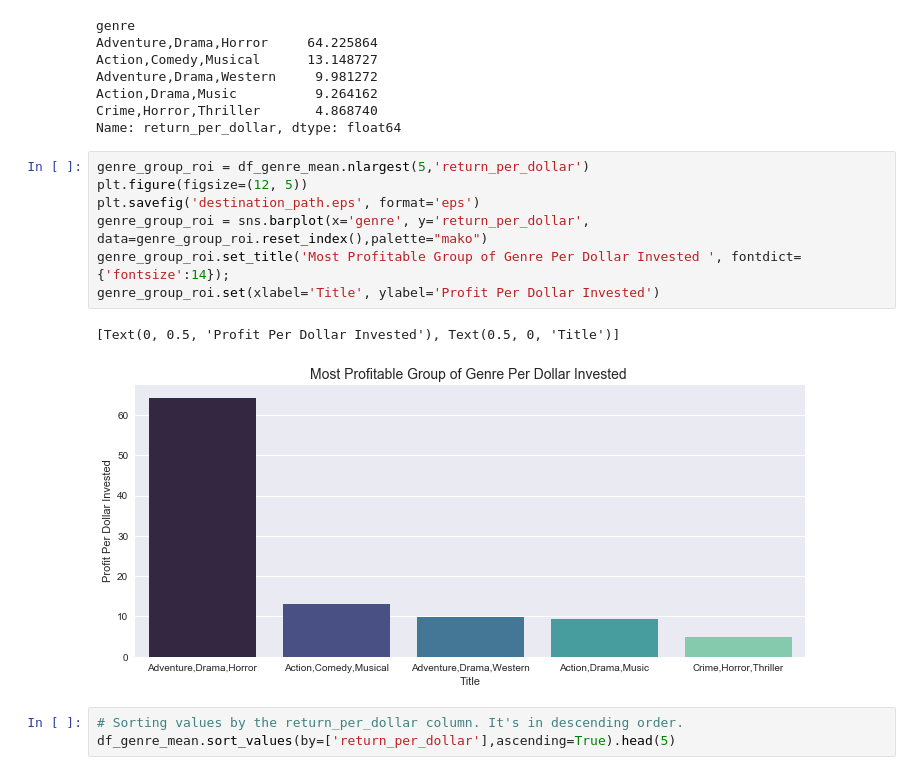
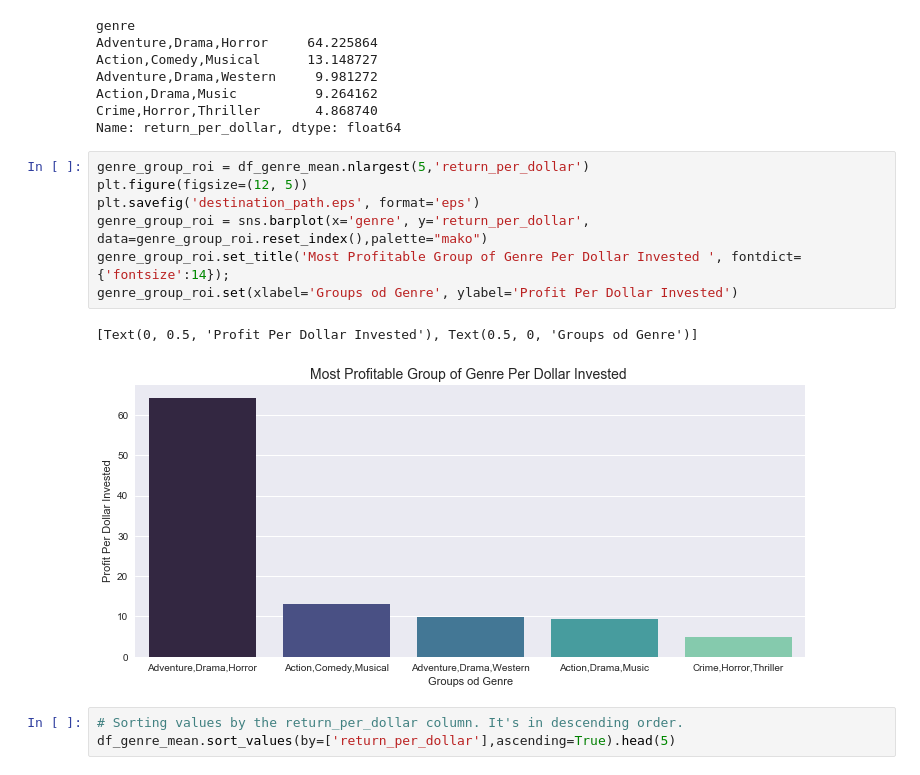
Before and after one commit to Ismaeltrevi/project-cinema, a Jupyter notebook: project-cinema.ipynb, the cells around one changed output. Drawn from its saved outputs; the diff is of its cells as text.

```diff
--- a/project-cinema.ipynb
+++ b/project-cinema.ipynb
@@ -955,13 +950,13 @@ Name: return_per_dollar, dtype: float64
 # %%
 genre_group_roi = df_genre_mean.nlargest(5,'return_per_dollar')
 plt.figure(figsize=(12, 5))
 plt.savefig('destination_path.eps', format='eps')
 genre_group_roi = sns.barplot(x='genre', y='return_per_dollar', data=genre_group_roi.reset_index(),palette="mako")
 genre_group_roi.set_title('Most Profitable Group of Genre Per Dollar Invested ', fontdict={'fontsize':14});
-genre_group_roi.set(xlabel='Title', ylabel='Profit Per Dollar Invested')
+genre_group_roi.set(xlabel='Groups od Genre', ylabel='Profit Per Dollar Invested')
 # %% [output]
-[Text(0, 0.5, 'Profit Per Dollar Invested'), Text(0.5, 0, 'Title')]
+[Text(0, 0.5, 'Profit Per Dollar Invested'), Text(0.5, 0, 'Groups od Genre')]
-[figure, old version]
+[figure, new version]
 # %%
 # Sorting values by the return_per_dollar column. It's in descending order.
 df_genre_mean.sort_values(by=['return_per_dollar'],ascending=True).head(5)
```
Also changed, not shown: parts of 30 cells of this notebook, 1 other file.
